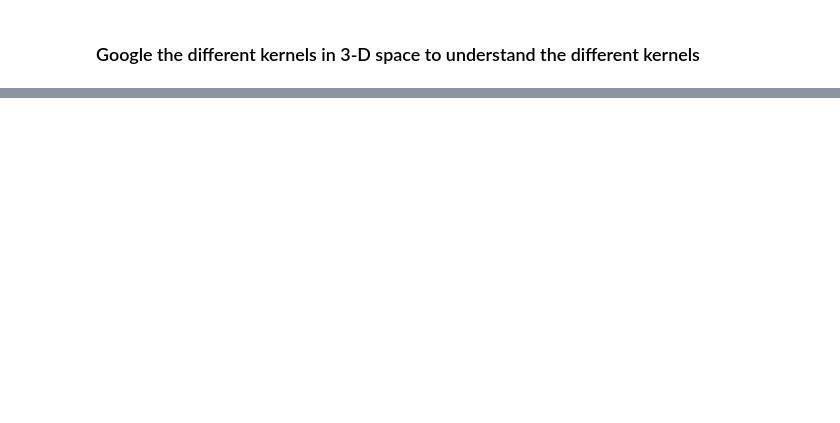
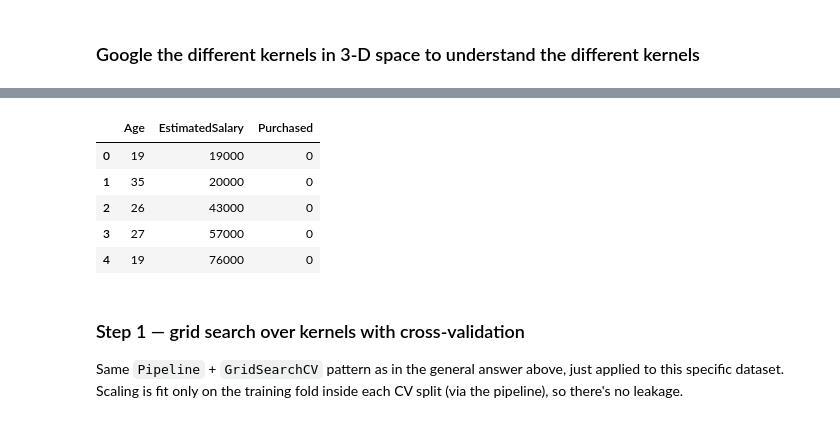
Before and after one commit to jeswingeorge/Machine-Learning-A-Z-Udemy, a Jupyter notebook: 3.Classification/3. SVM/2. Kernel SVM.ipynb, the cells around one changed output, grey strips where cells are left out. Saved outputs shown, nothing was run; the diff lists cells and outputs as text; code cells hidden in the pictures; blank space fills up the shorter version.

```diff
--- a/3.Classification/3. SVM/2. Kernel SVM.ipynb
+++ b/3.Classification/3. SVM/2. Kernel SVM.ipynb
@@ -110,0 +208,32 @@ In __polynomial function__  will dictate based on the polynomial function formed
+# %%
+import pandas as pd
+import numpy as np
+import matplotlib.pyplot as plt
+from matplotlib.colors import ListedColormap
+
+from sklearn.model_selection import train_test_split, GridSearchCV
+from sklearn.preprocessing import StandardScaler
+from sklearn.pipeline import Pipeline
+from sklearn.svm import SVC
+
+df = pd.read_csv("..\\Social_Network_Ads.csv")
+
+X = df[["Age", "EstimatedSalary"]].values
+y = df["Purchased"].values
+
+X_train, X_test, y_train, y_test = train_test_split(
+    X, y, test_size=0.25, stratify=y, random_state=42
+)
+
+df.head()
+# %% [output]
+|  | Age | EstimatedSalary | Purchased |
+| 0 | 19 | 19000 | 0 |
+| 1 | 35 | 20000 | 0 |
+| 2 | 26 | 43000 | 0 |
+| 3 | 27 | 57000 | 0 |
+| 4 | 19 | 76000 | 0 |
+# %% [markdown]
+### Step 1 — grid search over kernels with cross-validation
+
+Same `Pipeline` + `GridSearchCV` pattern as in the general answer above, just applied to this specific dataset. Scaling is fit only on the training fold inside each CV split (via the pipeline), so there's no leakage.
```
Also changed, not shown: parts of 12 cells of this notebook, 2 other files.
